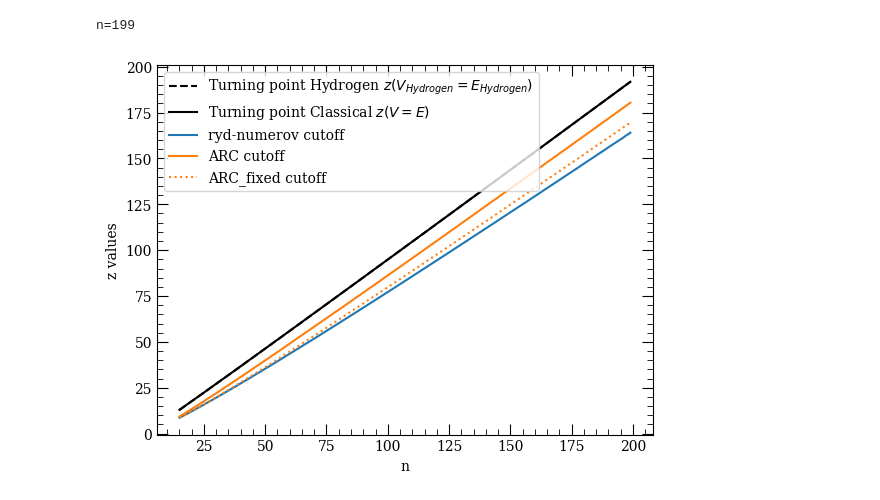
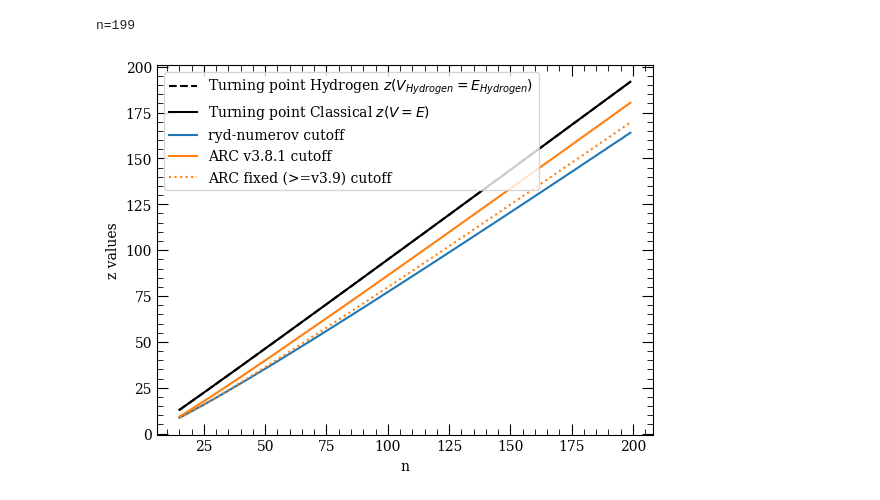
Before and after one commit to pairinteraction/ryd-numerov, a Jupyter notebook: docs/examples/comparisons/compare_z_min_cutoff.ipynb, the cells around one changed output. Saved outputs shown, nothing was run; the diff lists cells and outputs as text; code cells hidden in the pictures.

```diff
--- a/docs/examples/comparisons/compare_z_min_cutoff.ipynb
+++ b/docs/examples/comparisons/compare_z_min_cutoff.ipynb
@@ -40,10 +40,10 @@ import arc_fixed
 
 atom = arc.Rubidium87()
 
-z_i_dict["ARC cutoff"] = []
-z_i_dict["ARC_fixed cutoff"] = []
+z_i_dict["ARC v3.8.1 cutoff"] = []
+z_i_dict["ARC fixed (>=v3.9) cutoff"] = []
 for use_fixed_arc in [False, True]:
-    key = "ARC_fixed cutoff" if use_fixed_arc else "ARC cutoff"
+    key = "ARC fixed (>=v3.9) cutoff" if use_fixed_arc else "ARC v3.8.1 cutoff"
     for qn in qn_list:
         print(f"n={qn[0]}", end="\r")
         r, psi_r = arc_fixed.radialWavefunction(atom, *qn, use_fixed_arc=use_fixed_arc)
@@ -56,28 +56,28 @@ n=199
 # %%
 fig, ax = plt.subplots()
 
 labels = {
     "classical": "Turning point Classical $z(V=E)$",
     "hydrogen": r"Turning point Hydrogen $z(V_{Hydrogen}=E_{Hydrogen})$",
 }
 linestyles = {
     "classical": "-",
     "hydrogen": "--",
-    "ARC_fixed cutoff": ":",
+    "ARC fixed (>=v3.9) cutoff": ":",
 }
 colors = {
     "ryd-numerov cutoff": "C0",
-    "ARC cutoff": "C1",
-    "ARC_fixed cutoff": "C1",
+    "ARC v3.8.1 cutoff": "C1",
+    "ARC fixed (>=v3.9) cutoff": "C1",
 }
 
 for key, values in z_i_dict.items():
     ax.plot(n_list, values, ls=linestyles.get(key, "-"), color=colors.get(key, "k"), label=labels.get(key, key))
 
 ax.set_xlabel("n")
 ax.set_ylabel("z values")
 
 ax.legend()
 plt.show()
 # %% [output]
-[figure, old version]
+[figure, new version]
```
Also changed, not shown: parts of 1 cell of this notebook, 8 other files.
